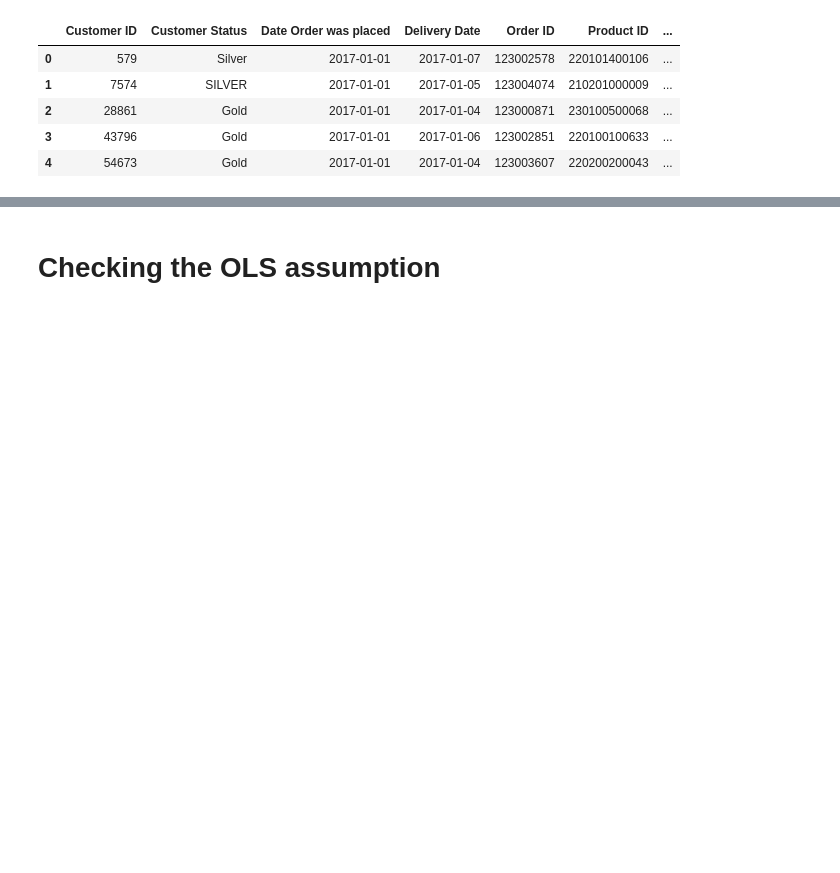
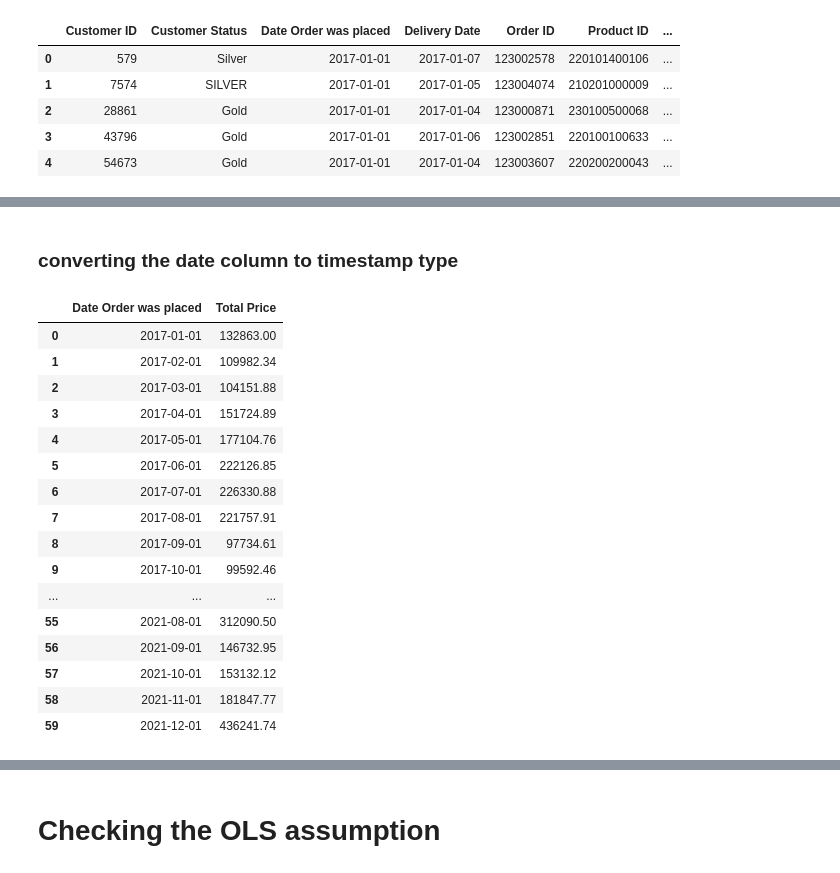
Before and after one commit to DheyaAlqaderi/ML_Model_Example, a Jupyter notebook: sklearn-Linear-Regression-Practical-Example.ipynb, the cells around one changed output, grey strips where cells are left out. Drawn from its saved outputs; the diff is of its cells as text; code cells hidden in the pictures; blank space fills up the shorter version.

```diff
--- a/sklearn-Linear-Regression-Practical-Example.ipynb
+++ b/sklearn-Linear-Regression-Practical-Example.ipynb
@@ -158,0 +155,23 @@ sns.histplot(data_2['Mileage'], kde=True)
+# %% [markdown]
+### converting the date column to timestamp type
+# %%
+monthly_sales['Date Order was placed'] = monthly_sales['Date Order was placed'].dt.to_timestamp()
+monthly_sales
+# %% [output]
+|  | Date Order was placed | Total Price |
+| 0 | 2017-01-01 | 132863.00 |
+| 1 | 2017-02-01 | 109982.34 |
+| 2 | 2017-03-01 | 104151.88 |
+| 3 | 2017-04-01 | 151724.89 |
+| 4 | 2017-05-01 | 177104.76 |
+| 5 | 2017-06-01 | 222126.85 |
+| 6 | 2017-07-01 | 226330.88 |
+| 7 | 2017-08-01 | 221757.91 |
+| 8 | 2017-09-01 | 97734.61 |
+| 9 | 2017-10-01 | 99592.46 |
+| ... | ... | ... |
+| 55 | 2021-08-01 | 312090.50 |
+| 56 | 2021-09-01 | 146732.95 |
+| 57 | 2021-10-01 | 153132.12 |
+| 58 | 2021-11-01 | 181847.77 |
+| 59 | 2021-12-01 | 436241.74 |
```
Also changed, not shown: parts of 53 cells of this notebook.
